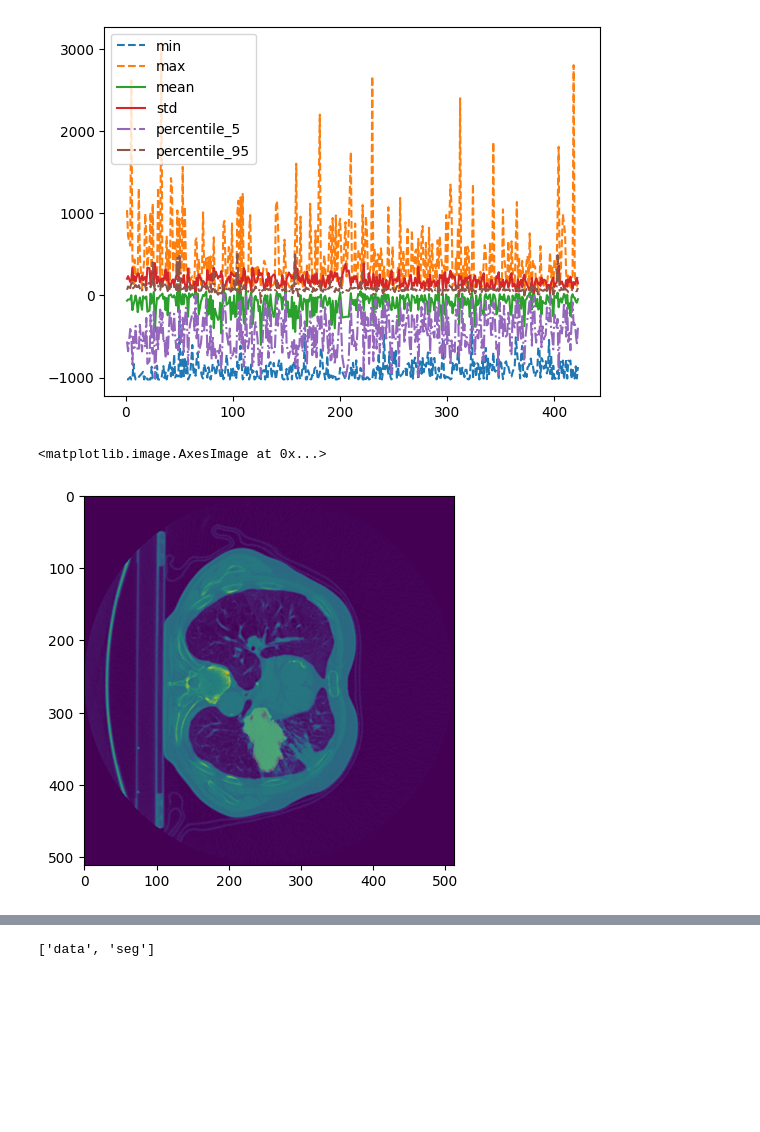
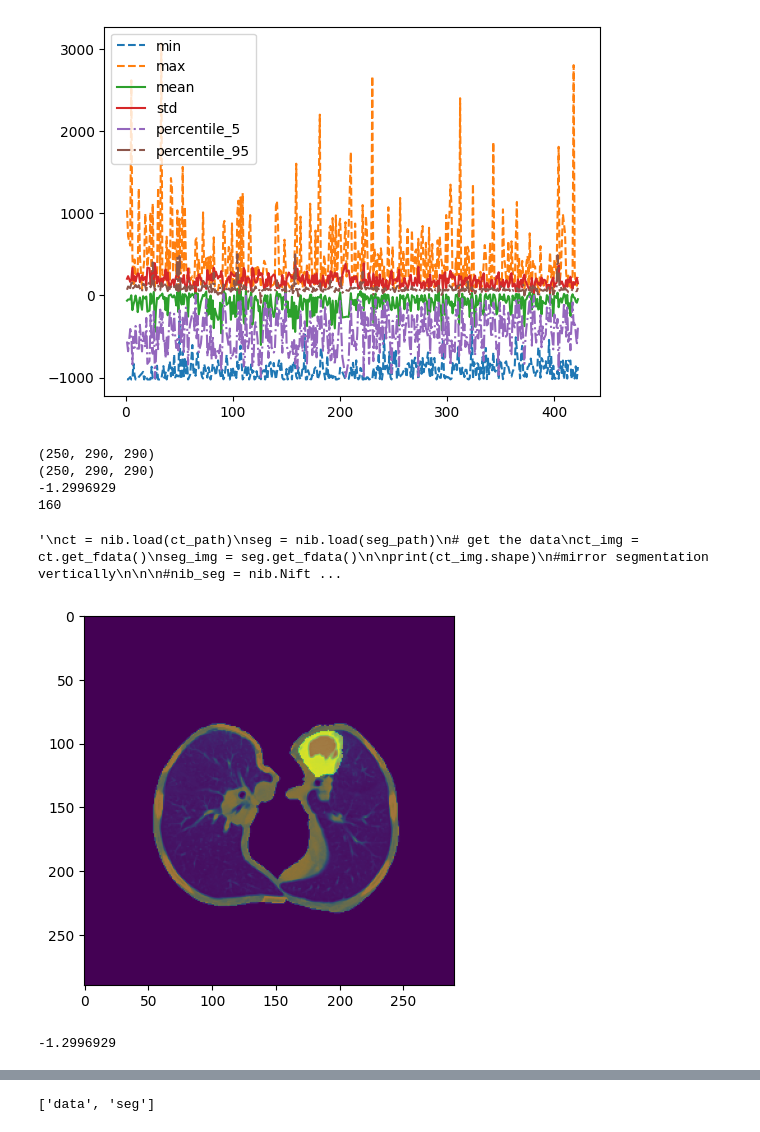
Before and after one commit to Alessandro-DeFlorio/NSCLC, a Jupyter notebook: scripts/data_analysis.ipynb, the cells around one changed output, grey strips where cells are left out. Drawn from its saved outputs; the diff is of its cells as text; code cells hidden in the pictures; blank space fills up the shorter version.

```diff
--- a/scripts/data_analysis.ipynb
+++ b/scripts/data_analysis.ipynb
@@ -184,29 +184,55 @@ plt.show()
 # %%
 import matplotlib.pyplot as plt
 import numpy as np
 import nibabel as nib
-ct_path = r"D:\nsclc\data\nnUNet_raw\Dataset004_Corrected\imagesTr\LUNG1-001_0000.nii.gz"
-seg_path = r"D:\nsclc\data\nnUNet_raw\Dataset004_Corrected\labelsTr\LUNG1-001.nii.gz"
+#ct_path = r"D:\nsclc\data\nnUNet_raw\Dataset003_Extracted\imagesTr\INT1010072_0000.nii.gz"
+#seg_path = r"D:\nsclc\data\nnUNet_raw\Dataset003_Extracted\labelsTr\INT1010072.nii.gz"
+path_npy= r"D:\nsclc\data\nnUNet_preprocessed\Dataset003_Extracted\nnUNetPlans_3d_lowres\INT1010072.npy"
+path_npz = r"D:\nsclc\data\nnUNet_preprocessed\Dataset003_Extracted\nnUNetPlans_3d_lowres\INT1010072.npz"
 
+#load the npy file
+
+npz = np.load(path_npz)
+data = npz["data"][0]
+seg = npz["seg"][0]
+print(data.shape)
+print(seg.shape)
+
+#max seg act slice
+arg = np.argmax([np.sum(seg[i,:,:]) for i in range(seg.shape[0])])
+print(np.min(data))
+print(arg)
+plt.imshow(data[arg,:,:])
+plt.imshow(seg[arg,:,:], alpha=0.5)
+"""
 ct = nib.load(ct_path)
 seg = nib.load(seg_path)
 # get the data
 ct_img = ct.get_fdata()
 seg_img = seg.get_fdata()
 
-
+print(ct_img.shape)
 #mirror segmentation vertically
 
 
-nib_seg = nib.Nifti1Image(seg_img, seg.affine, seg.header)
+#nib_seg = nib.Nifti1Image(seg_img, seg.affine, seg.header)
 #save as test.nii.gz
-nib.save(nib_seg, "test.nii.gz")
+#nib.save(nib_seg, "test.nii.gz")
 
 #slice_num_1 = 87 <- for lung1-088
-slice_num_1 = 70
+print(np.argmax([np.sum(seg_img[:,:,i]) for i in range(seg_img.shape[-1])]))
+slice_num_1 = 165
 plt.imshow(ct_img[:, :, slice_num_1])
 #superimpose the segmentation
-plt.imshow(seg_img[:, :, slice_num_1], alpha=0.2)
+plt.imshow(seg_img[:, :, slice_num_1], alpha=0.5)"""
 # %% [output]
-<matplotlib.image.AxesImage at 0x...>
+(250, 290, 290)
+(250, 290, 290)
+-1.2996929
+160
+'\nct = nib.load(ct_path)\nseg = nib.load(seg_path)\n# get the data\nct_img = ct.get_fdata()\nseg_img = seg.get_fdata()\n\nprint(ct_img.shape)\n#mirror segmentation vertically\n\n\n#nib_seg = nib.Nift ...
-[figure, old version]
+[figure, new version]
+# %%
+np.min(data)
+# %% [output]
+-1.2996929
```
Also changed, not shown: parts of 3 cells of this notebook, 22 other files.
